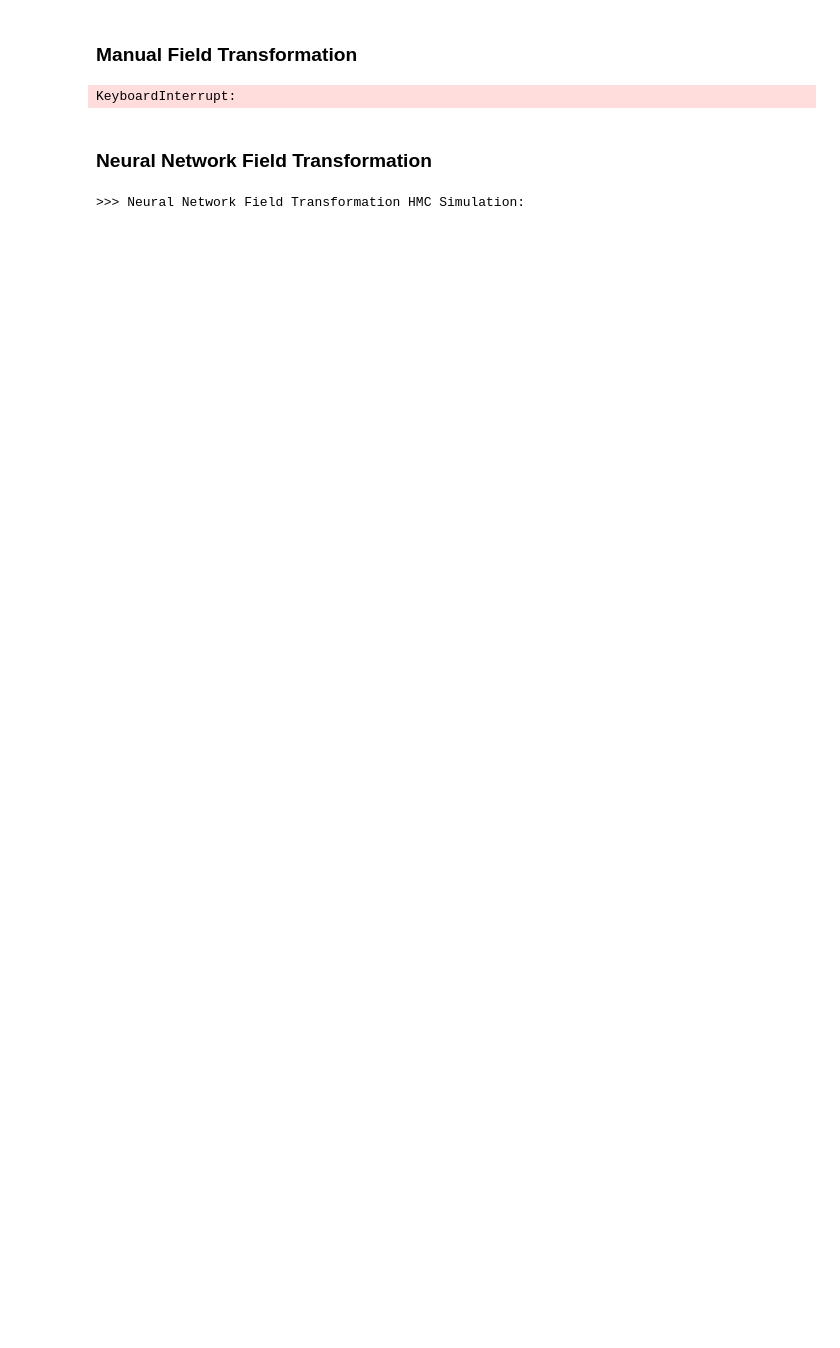
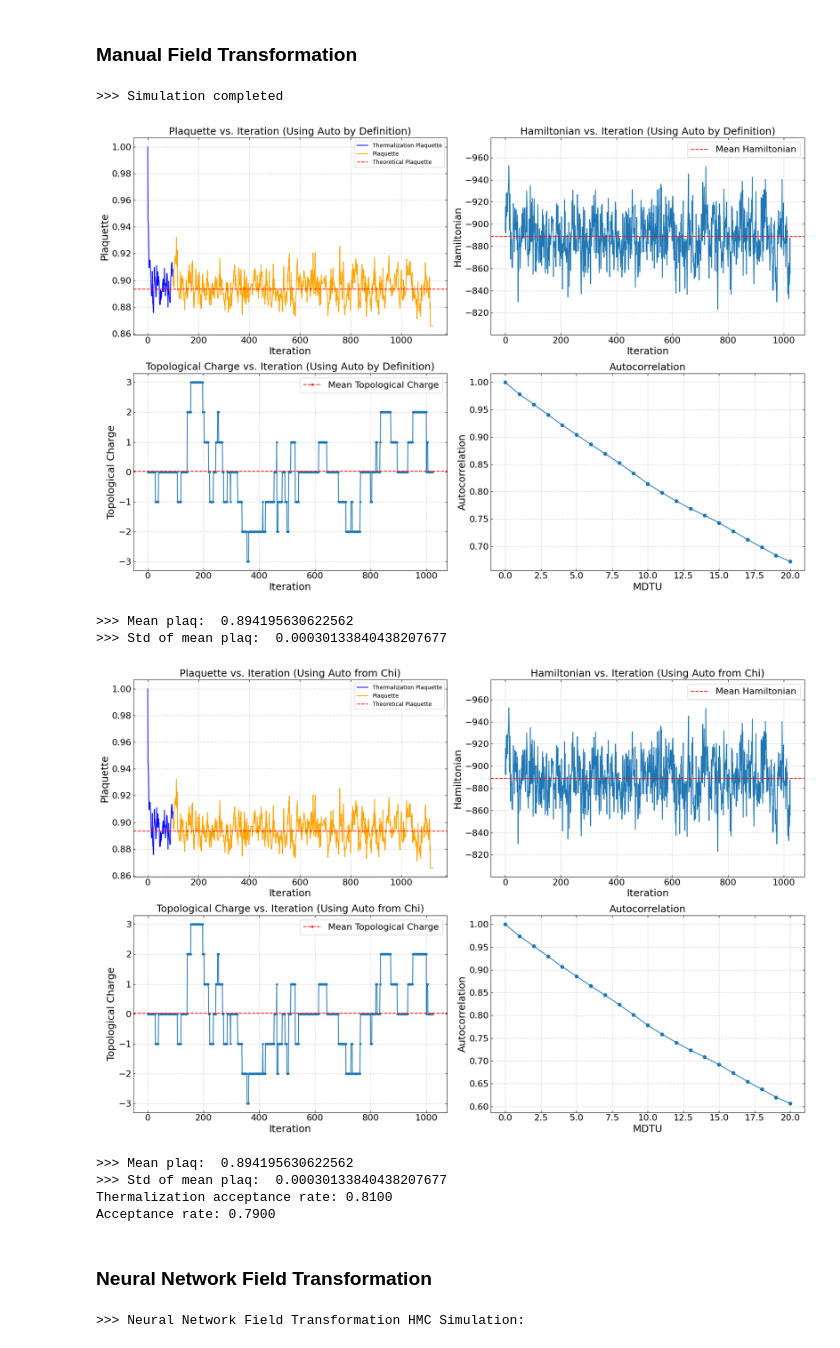
Before and after one commit to Greyyy-HJC/hmc_ft, a Jupyter notebook: debug/main.ipynb, the cells around one changed output. Drawn from its saved outputs; the diff is of its cells as text; code cells hidden in the pictures; blank space fills up the shorter version.

```diff
--- a/debug/main.ipynb
+++ b/debug/main.ipynb
@@ -9,11 +9,11 @@ from utils import hmc_summary
 # Parameters
 lattice_size = 16
 volume = lattice_size ** 2
-beta = 5.5
+beta = 5
 n_thermalization_steps = 100
-n_steps = 80
+n_steps = 50
 step_size = 0.1
-n_iterations = 512
+n_iterations = 1024
 
 # Initialize device
 # device = torch.device('cuda' if torch.cuda.is_available() else 'cpu')
@@ -65,26 +62,34 @@ Norm of Force: 67.77901458740234
 # %% [markdown]
 ### Manual Field Transformation
 # %%
-def manual_transformation(U, epsilon=0.005):
-    noise = epsilon * (torch.randn_like(U) + 0.5)
-    return U + noise
+def manual_transformation(U, epsilon=0.01):
+    # noise = epsilon * (torch.randn_like(U) + 0.5)
+    return U + torch.pi
 
 # Initialize HMC
 hmc = HMC_U1_FT(lattice_size, beta, n_thermalization_steps, n_steps, step_size, field_transformation=manual_transformation, jacobian_interval=64, device=device)
 
 # Thermalize the system
 theta_thermalized, therm_plaq_ls, therm_acceptance_rate = hmc.thermalize()
 
 # Run HMC without field transformation
 final_config, plaq_ls, acceptance_rate, topological_charges, hamiltonians = hmc.run(n_iterations, theta_thermalized)
 
 print(">>> Simulation completed")
 
 # Compute autocorrelation of topological charges
 max_lag = 20
 hmc_summary(beta, max_lag, volume, therm_plaq_ls, plaq_ls, topological_charges, hamiltonians, therm_acceptance_rate, acceptance_rate)
 # %% [output]
-KeyboardInterrupt:
+>>> Simulation completed
+[figure, added]
+>>> Mean plaq:  0.894195630622562
+>>> Std of mean plaq:  0.00030133840438207677
+[figure, added]
+>>> Mean plaq:  0.894195630622562
+>>> Std of mean plaq:  0.00030133840438207677
+Thermalization acceptance rate: 0.8100
+Acceptance rate: 0.7900
 # %% [markdown]
 ### Neural Network Field Transformation
 # %%
```
Also changed, not shown: parts of 4 cells of this notebook, 10 other files.
